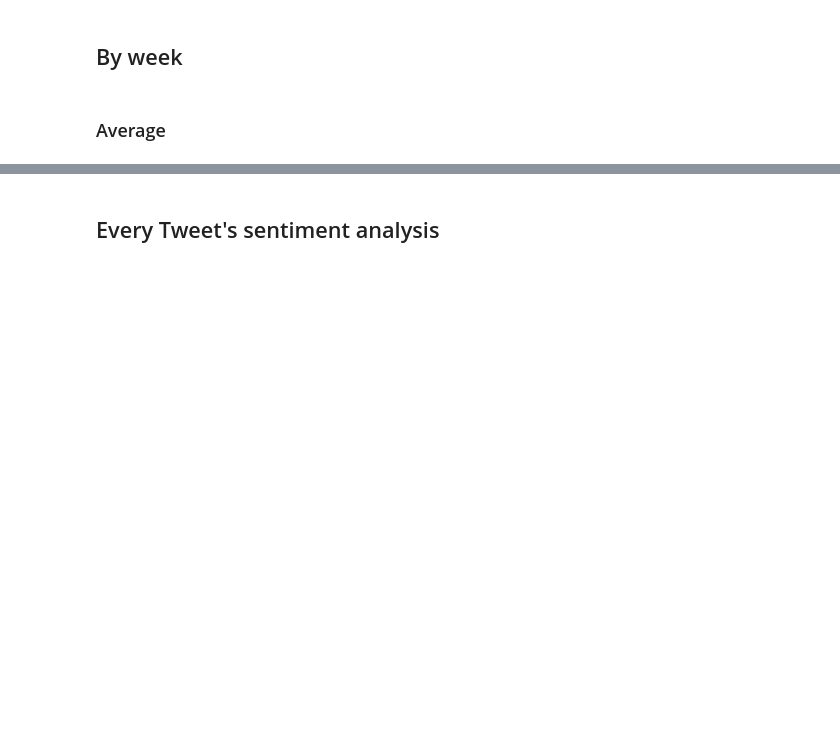
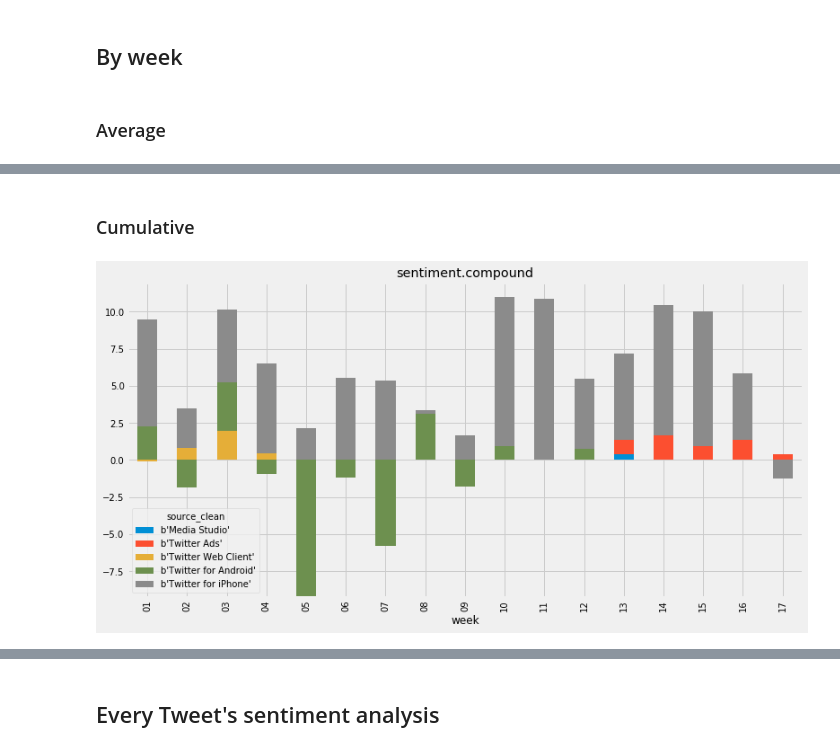
Before and after one commit to nprapps/trump-tweet-analysis, a Jupyter notebook: trump-tweets.ipynb, the cells around one changed output, grey strips where cells are left out. Drawn from its saved outputs; the diff is of its cells as text; code cells hidden in the pictures; blank space fills up the shorter version.

```diff
--- a/trump-tweets.ipynb
+++ b/trump-tweets.ipynb
@@ -248,4 +261,8 @@ for field in sentiment_fields:
+# %% [markdown]
+### Cumulative
 # %%
 for field in sentiment_fields:
-    sentimentByMonth = tweets[['source_clean', 'week', field]].pivot_table(index='week', columns='source_clean', values=field, aggfunc='mean')
+    sentimentByMonth = tweets[['source_clean', 'week', field]].pivot_table(index='week', columns='source_clean', values=field, aggfunc='sum')
     sentimentByMonth.plot(kind='bar', stacked=True, title=field)
+# %% [output]
+[figure, added]
```
Also changed, not shown: parts of 17 cells of this notebook.
